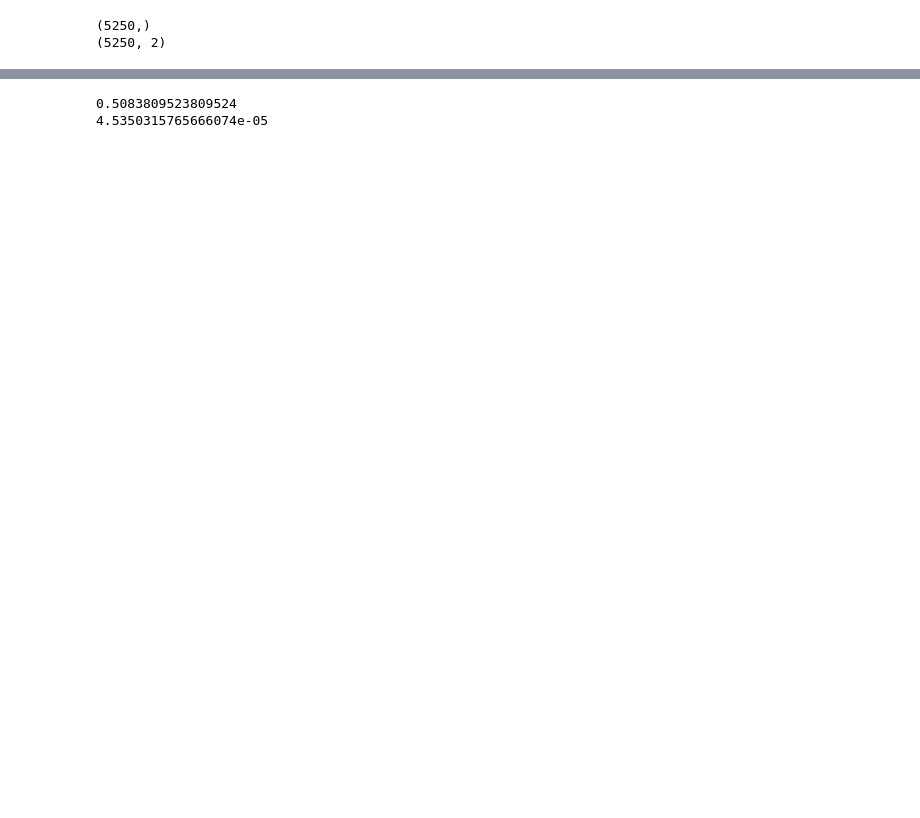
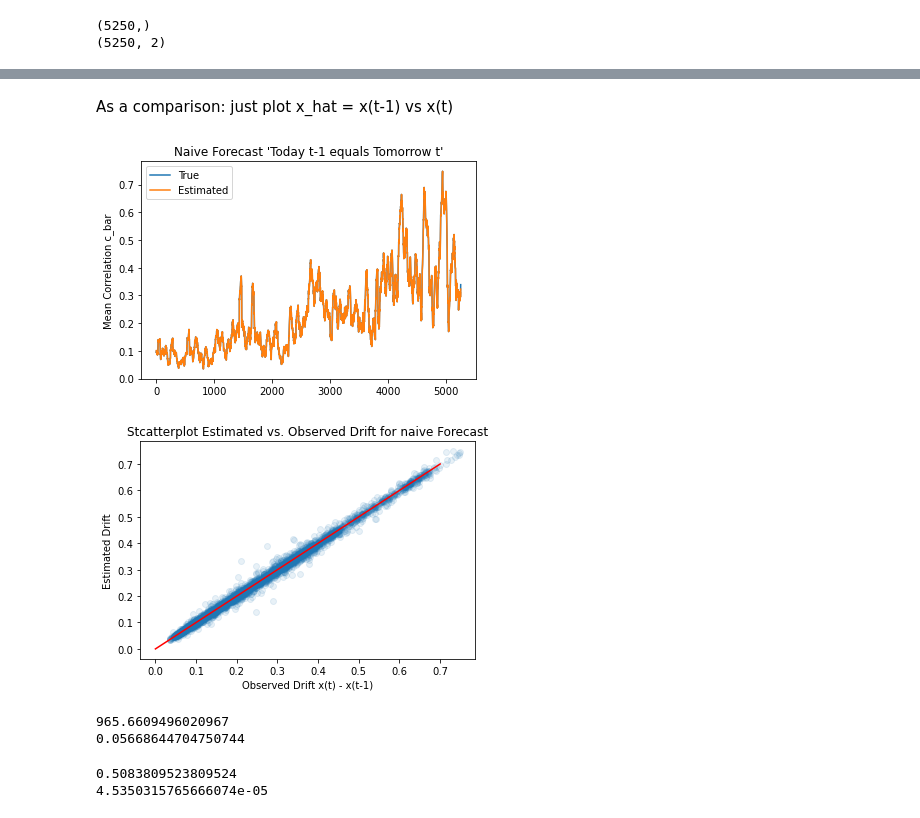
Before and after one commit to TobiasW1891/Finance, a Jupyter notebook: Likelihood Inference Finance Time Series.ipynb, the cells around one changed output, grey strips where cells are left out. Cells and saved outputs as stored; diff of their text form; code cells hidden in the pictures; blank space fills up the shorter version.

Commit message:
Comparison to naive Forecast
In terms of forecasting, my method unfortunately is much worse than the naive forecast x_hat(t) = x(t-1)

```diff
--- a/Likelihood Inference Finance Time Series.ipynb
+++ b/Likelihood Inference Finance Time Series.ipynb
@@ -400,3 +400,31 @@ plt.show()
+# %% [markdown]
+As a comparison: just plot x_hat = x(t-1) vs x(t)
+# %%
+x_hat2 =  x[:-1,1]
+x_true = x[1:,1]
+
+plt.plot(x_true, label="True")
+plt.plot(x_hat2,label="Estimated")
+plt.legend()
+plt.ylabel("Mean Correlation c_bar")
+plt.title("Naive Forecast 'Today t-1 equals Tomorrow t'")
+plt.show()
+
+plt.title("Stcatterplot Estimated vs. Observed Drift for naive Forecast")
+plt.scatter(x_true,x_hat2,alpha=0.1)
+plt.xlabel("Observed Drift x(t) - x(t-1)")
+plt.ylabel("Estimated Drift")
+plt.plot((0,0.7), (0,0.7), color="red")
+plt.show()
+# %% [output]
+[figure, added]
+[figure, added]
+# %%
+print(sum(x_hat-x_true)**2.)
+print(sum(x_hat2-x_true)**2.)
+# %% [output]
+965.6609496020967
+0.05668644704750744
 # %%
 print(sum(dx[:,1]>0)/len(dx[:,1]))
 print(np.mean(dx[:,1]))
```
Also changed, not shown: parts of 14 cells of this notebook.
